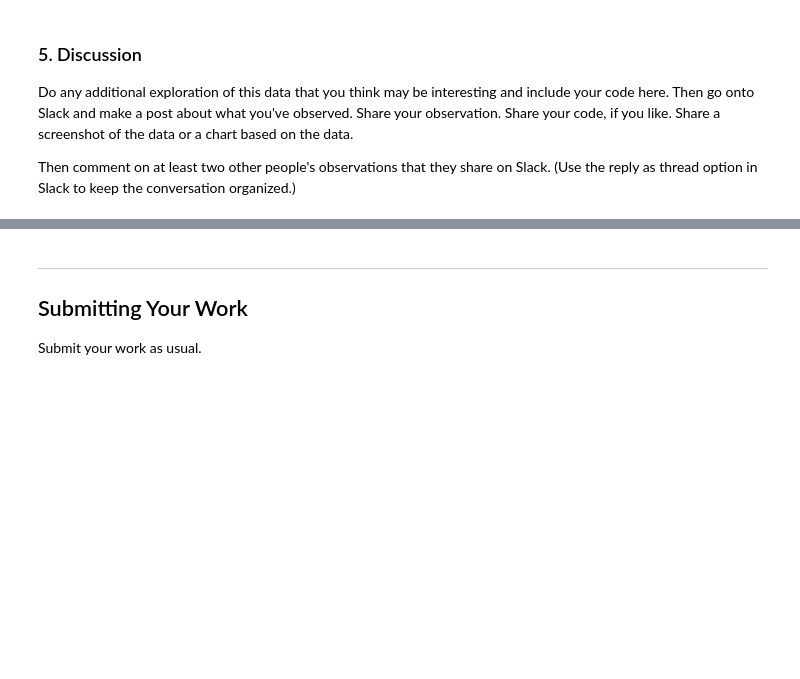
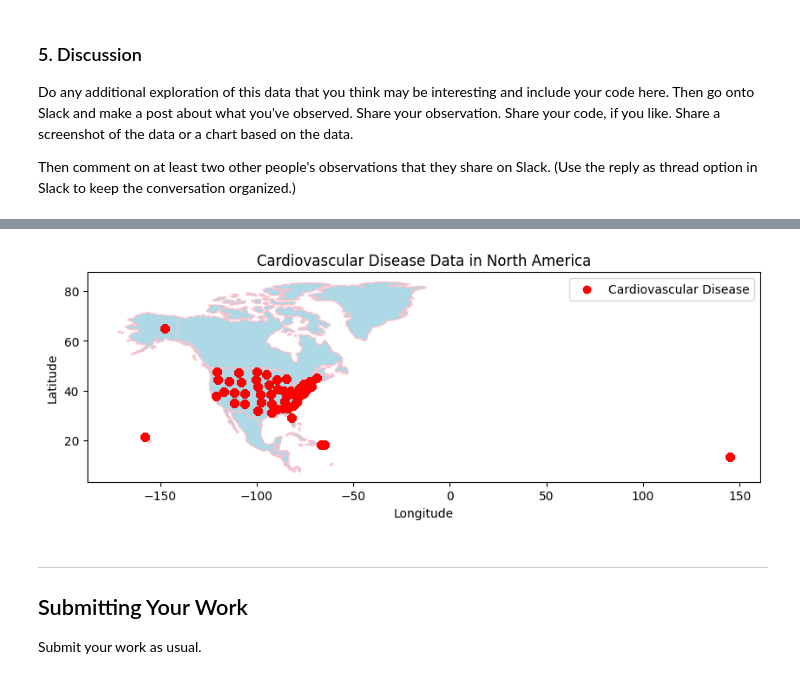
Before and after one commit to Diwakarmogarala/hds5210-2023, a Jupyter notebook: week13/week13_assignment_2.ipynb, the cells around one changed output, grey strips where cells are left out. Cells and saved outputs as stored; diff of their text form; code cells hidden in the pictures; blank space fills up the shorter version.

```diff
--- a/week13/week13_assignment_2.ipynb
+++ b/week13/week13_assignment_2.ipynb
@@ -183,0 +157,31 @@ cvd['GeoLocation'].plot(ax=geo_earth, color = 'red')
+# %%
+import geopandas as gpd
+import pandas as pd
+from shapely.wkt import loads
+
+geo_earth = gpd.read_file(gpd.datasets.get_path('naturalearth_lowres'))         # Load the natural earth dataset
+
+geo_earth = geo_earth[geo_earth['continent'] == 'North America']                # Filter for North America
+
+cvd['geometry'] = cvd['GeoLocation'].apply(lambda geo: loads(geo) if not pd.isna(geo) else None)  # Convert 'GeoLocation' to Shapely Point geometries
+
+cvd_geo = gpd.GeoDataFrame(cvd, geometry='geometry')                            # Convert to GeoDataFrame
+
+cvd_geo = cvd_geo.set_crs(geo_earth.crs)                                        # Set CRS for cvd_geo (assuming it's the same as geo_earth)
+
+fig, ax = plt.subplots(figsize=(10, 10))                                        # Plotting the base map. Here our base map is north america.
+
+geo_earth.plot(ax=ax, color='lightblue', edgecolor='pink')                      # Here we are using commands to plot the north america map with polygons
+
+cvd_geo.plot(ax=ax, color='red')                                                # Plot the cardiovascular disease data on the same axis
+
+# title and labels
+ax.set_title('Cardiovascular Disease Data in North America')
+ax.set_xlabel('Longitude')
+ax.set_ylabel('Latitude')
+
+# plotting
+plt.legend(['Cardiovascular Disease'])
+plt.show()
+# %% [output]
+[figure, added]
```
Also changed, not shown: parts of 3 cells of this notebook.
